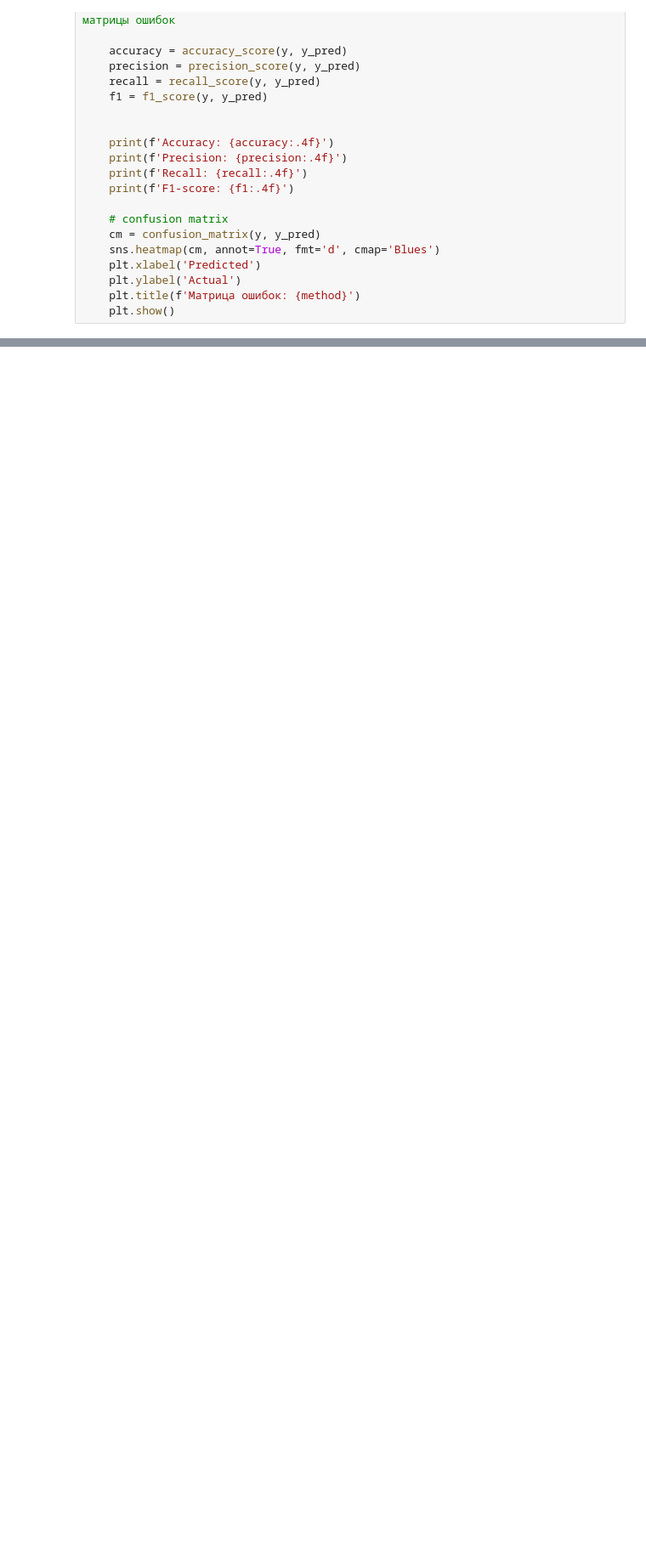
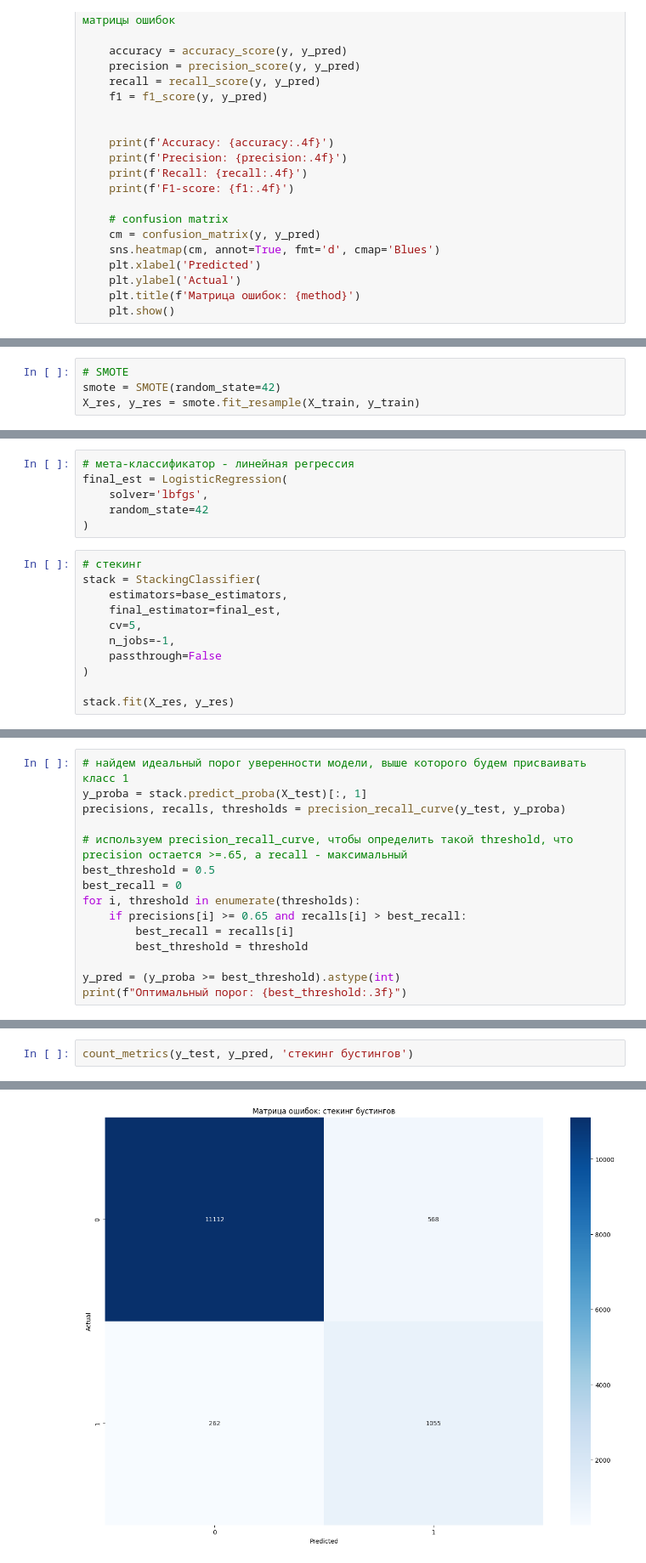
Before and after one commit to DmitryO325/ML_MEPhI_Star_Recognition, a Jupyter notebook: research.ipynb, the cells around one changed output, grey strips where cells are left out. Shown at 85% size. Drawn from its saved outputs; the diff is of its cells as text; blank space fills up the shorter version.

Commit message:
stacking of boostings

```diff
--- a/research.ipynb
+++ b/research.ipynb
@@ -264,0 +286,4 @@ F1-score: 0.7125
+# %%
+# SMOTE
+smote = SMOTE(random_state=42)
+X_res, y_res = smote.fit_resample(X_train, y_train)
@@ -264,0 +306,17 @@ F1-score: 0.7125
+# %%
+# мета-классификатор - линейная регрессия
+final_est = LogisticRegression(
+    solver='lbfgs',
+    random_state=42
+)
+# %%
+# стекинг
+stack = StackingClassifier(
+    estimators=base_estimators,
+    final_estimator=final_est,
+    cv=5,
+    n_jobs=-1,
+    passthrough=False
+)
+
+stack.fit(X_res, y_res)
@@ -264,0 +341,15 @@ F1-score: 0.7125
+# %%
+# найдем идеальный порог уверенности модели, выше которого будем присваивать класс 1
+y_proba = stack.predict_proba(X_test)[:, 1]
+precisions, recalls, thresholds = precision_recall_curve(y_test, y_proba)
+
+# используем precision_recall_curve, чтобы определить такой threshold, что precision остается >=.65, а recall - максимальный
+best_threshold = 0.5
+best_recall = 0
+for i, threshold in enumerate(thresholds):
+    if precisions[i] >= 0.65 and recalls[i] > best_recall:
+        best_recall = recalls[i]
+        best_threshold = threshold
+
+y_pred = (y_proba >= best_threshold).astype(int)
+print(f"Оптимальный порог: {best_threshold:.3f}")
@@ -264,0 +358,3 @@ F1-score: 0.7125
+# %%
+count_metrics(y_test, y_pred, 'стекинг бустингов')
+# %% [output]
@@ -264,0 +365 @@ F1-score: 0.7125
+[figure, added]
```
Also changed, not shown: parts of 10 cells of this notebook, 2 other files.
